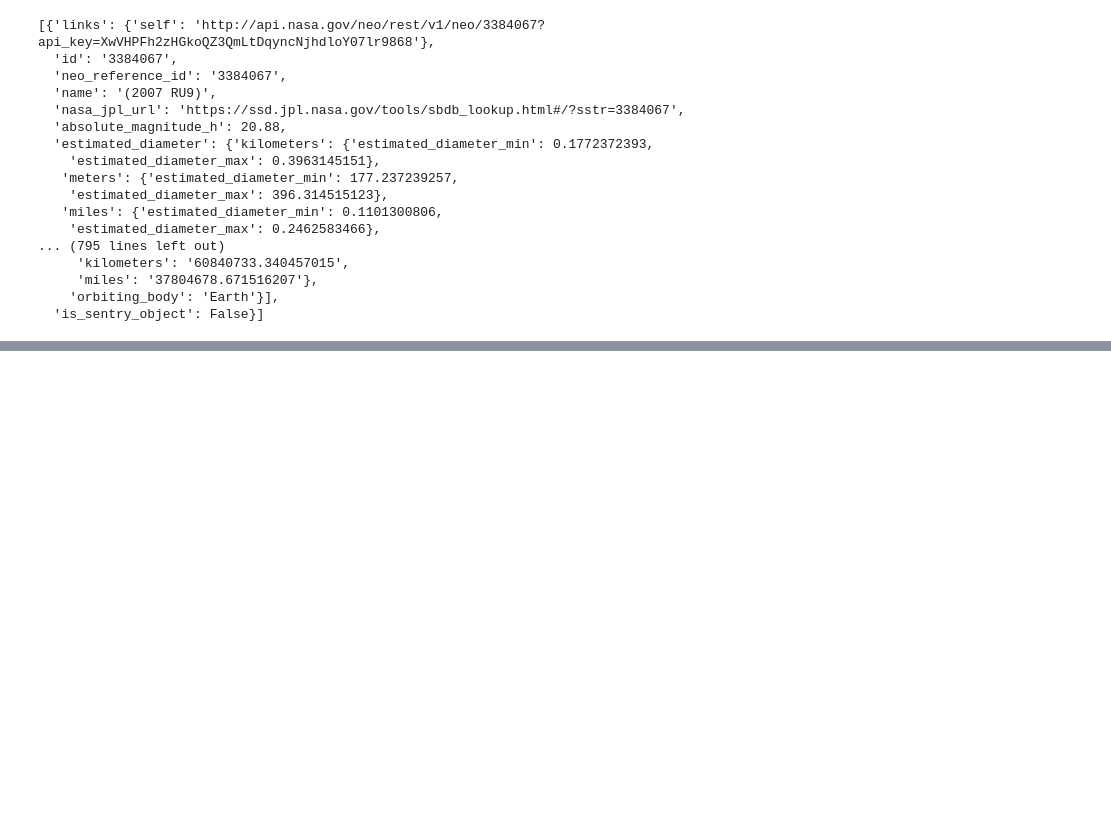
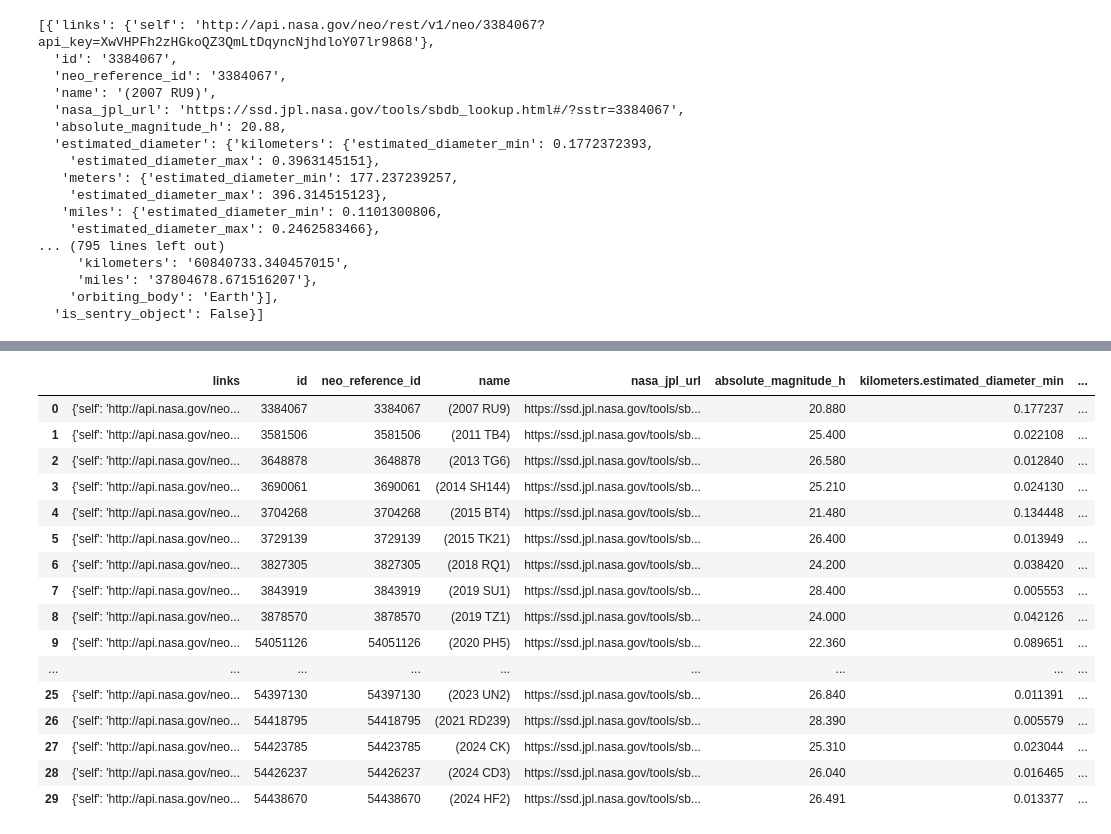
Before and after one commit to Matyas84/Visualizing-Asteroid-Approaches, a Jupyter notebook: nasa.ipynb, the cells around one changed output, grey strips where cells are left out. Cells and saved outputs as stored; diff of their text form; code cells hidden in the pictures; blank space fills up the shorter version.

```diff
--- a/nasa.ipynb
+++ b/nasa.ipynb
@@ -89,0 +114,4 @@ raw = df_from_nasa_data(d,"2023-09-28")
+# %%
+dia = raw["estimated_diameter"]
+close = raw['close_approach_data']
+close
@@ -89,0 +136,3 @@ raw = df_from_nasa_data(d,"2023-09-28")
+# %%
+dia_list = dia.tolist()
+dia_units_df = pd.json_normalize(dia_list)
@@ -89,0 +143,22 @@ raw = df_from_nasa_data(d,"2023-09-28")
+# %%
+result_df = pd.concat([left, dia_units_df, right], axis=1)
+result_df = result_df.drop('estimated_diameter', axis=1)
+result_df
+# %% [output]
+|  | links | id | neo_reference_id | name | nasa_jpl_url | absolute_magnitude_h | kilometers.estimated_diameter_min | ... |
+| 0 | {'self': 'http://api.nasa.gov/neo... | 3384067 | 3384067 | (2007 RU9) | https://ssd.jpl.nasa.gov/tools/sb... | 20.880 | 0.177237 | ... |
+| 1 | {'self': 'http://api.nasa.gov/neo... | 3581506 | 3581506 | (2011 TB4) | https://ssd.jpl.nasa.gov/tools/sb... | 25.400 | 0.022108 | ... |
+| 2 | {'self': 'http://api.nasa.gov/neo... | 3648878 | 3648878 | (2013 TG6) | https://ssd.jpl.nasa.gov/tools/sb... | 26.580 | 0.012840 | ... |
+| 3 | {'self': 'http://api.nasa.gov/neo... | 3690061 | 3690061 | (2014 SH144) | https://ssd.jpl.nasa.gov/tools/sb... | 25.210 | 0.024130 | ... |
+| 4 | {'self': 'http://api.nasa.gov/neo... | 3704268 | 3704268 | (2015 BT4) | https://ssd.jpl.nasa.gov/tools/sb... | 21.480 | 0.134448 | ... |
+| 5 | {'self': 'http://api.nasa.gov/neo... | 3729139 | 3729139 | (2015 TK21) | https://ssd.jpl.nasa.gov/tools/sb... | 26.400 | 0.013949 | ... |
+| 6 | {'self': 'http://api.nasa.gov/neo... | 3827305 | 3827305 | (2018 RQ1) | https://ssd.jpl.nasa.gov/tools/sb... | 24.200 | 0.038420 | ... |
+| 7 | {'self': 'http://api.nasa.gov/neo... | 3843919 | 3843919 | (2019 SU1) | https://ssd.jpl.nasa.gov/tools/sb... | 28.400 | 0.005553 | ... |
+| 8 | {'self': 'http://api.nasa.gov/neo... | 3878570 | 3878570 | (2019 TZ1) | https://ssd.jpl.nasa.gov/tools/sb... | 24.000 | 0.042126 | ... |
+| 9 | {'self': 'http://api.nasa.gov/neo... | 54051126 | 54051126 | (2020 PH5) | https://ssd.jpl.nasa.gov/tools/sb... | 22.360 | 0.089651 | ... |
+| ... | ... | ... | ... | ... | ... | ... | ... | ... |
+| 25 | {'self': 'http://api.nasa.gov/neo... | 54397130 | 54397130 | (2023 UN2) | https://ssd.jpl.nasa.gov/tools/sb... | 26.840 | 0.011391 | ... |
+| 26 | {'self': 'http://api.nasa.gov/neo... | 54418795 | 54418795 | (2021 RD239) | https://ssd.jpl.nasa.gov/tools/sb... | 28.390 | 0.005579 | ... |
+| 27 | {'self': 'http://api.nasa.gov/neo... | 54423785 | 54423785 | (2024 CK) | https://ssd.jpl.nasa.gov/tools/sb... | 25.310 | 0.023044 | ... |
+| 28 | {'self': 'http://api.nasa.gov/neo... | 54426237 | 54426237 | (2024 CD3) | https://ssd.jpl.nasa.gov/tools/sb... | 26.040 | 0.016465 | ... |
+| 29 | {'self': 'http://api.nasa.gov/neo... | 54438670 | 54438670 | (2024 HF2) | https://ssd.jpl.nasa.gov/tools/sb... | 26.491 | 0.013377 | ... |
```
Also changed, not shown: parts of 9 cells of this notebook.
